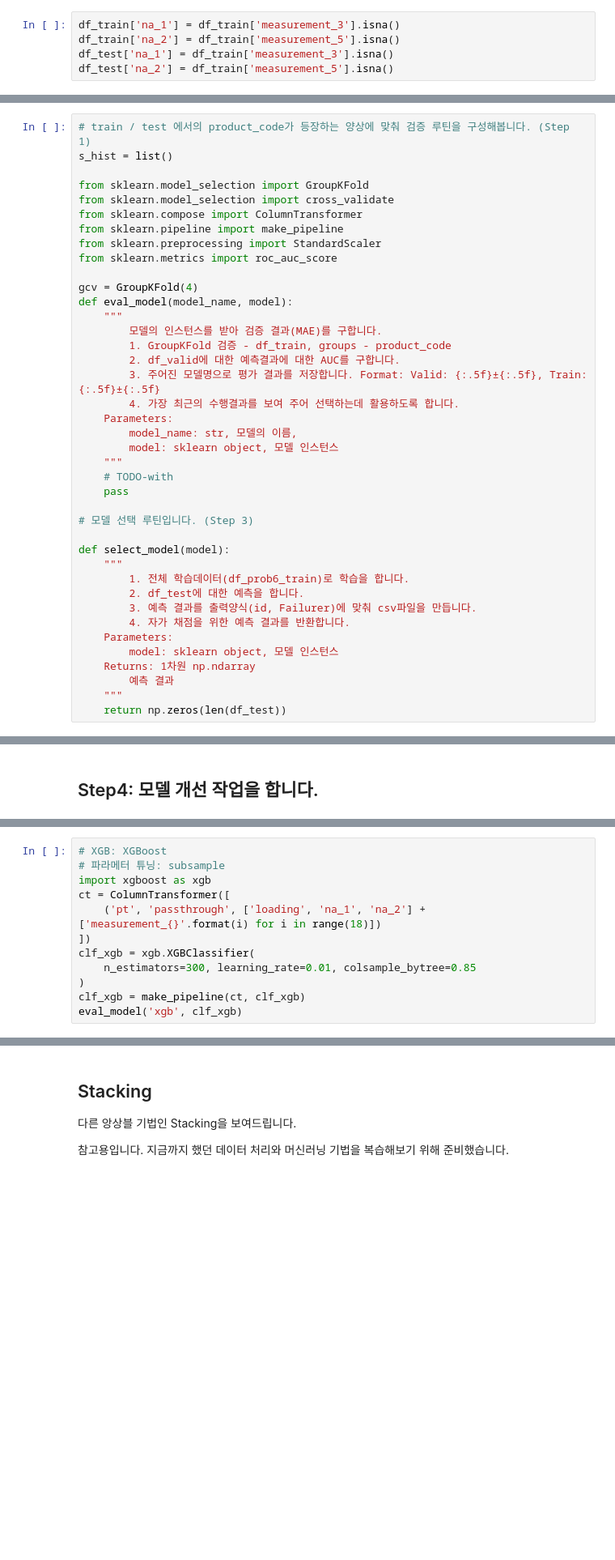
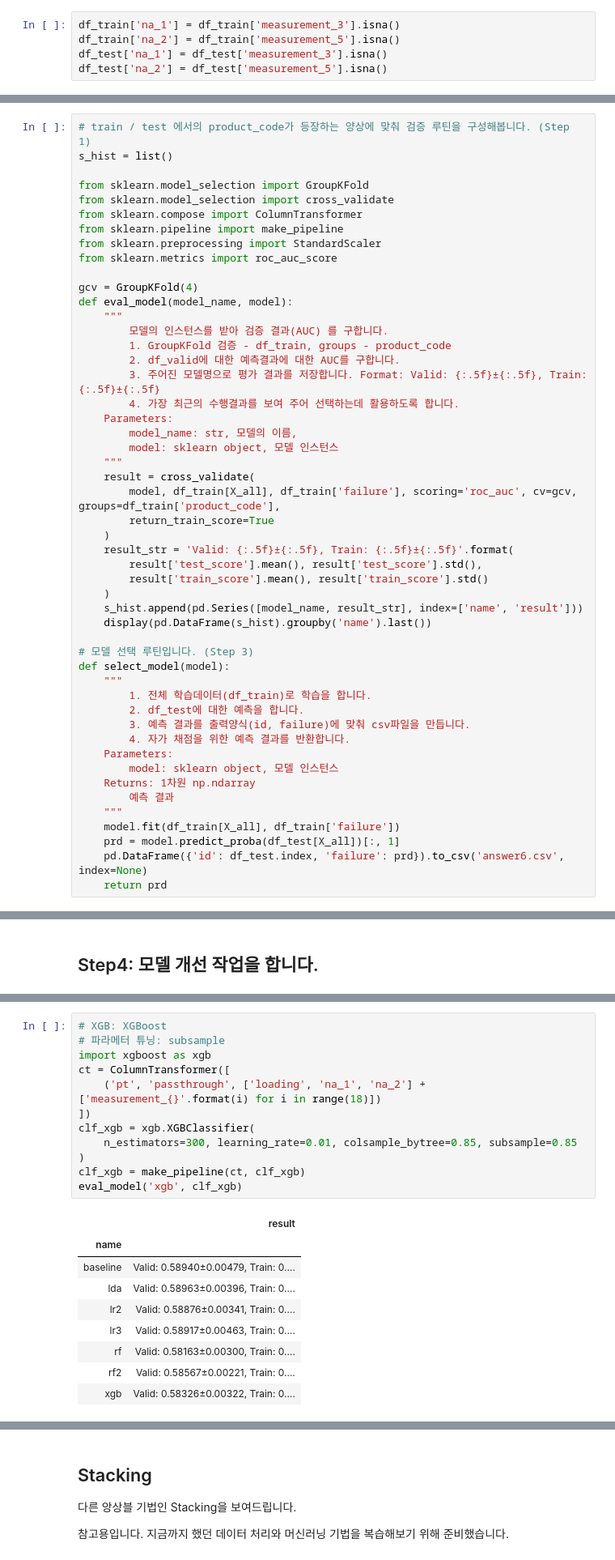
Before and after one commit to sunkusun9/DS_lv3_2410_2, a Jupyter notebook: sec_ds_lv3_prob1_kaggle.ipynb, the cells around one changed output, grey strips where cells are left out. Shown: that part at 81% size. Saved outputs shown, nothing was run; the diff lists cells and outputs as text; blank space fills up the shorter version.

```diff
--- a/sec_ds_lv3_prob1_kaggle.ipynb
+++ b/sec_ds_lv3_prob1_kaggle.ipynb
@@ -63,8 +63,8 @@ df_train.shape, df_test.shape
 # %%
 df_train['na_1'] = df_train['measurement_3'].isna()
 df_train['na_2'] = df_train['measurement_5'].isna()
-df_test['na_1'] = df_train['measurement_3'].isna()
-df_test['na_2'] = df_train['measurement_5'].isna()
+df_test['na_1'] = df_test['measurement_3'].isna()
+df_test['na_2'] = df_test['measurement_5'].isna()
 # %%
 df_train['product_code'].value_counts()
 # %% [output]
@@ -236,7 +281,7 @@ from sklearn.metrics import roc_auc_score
 gcv = GroupKFold(4)
 def eval_model(model_name, model):
     """
-        모델의 인스턴스를 받아 검증 결과(MAE)를 구합니다.
+        모델의 인스턴스를 받아 검증 결과(AUC) 를 구합니다.
         1. GroupKFold 검증 - df_train, groups - product_code
         2. df_valid에 대한 예측결과에 대한 AUC를 구합니다.
         3. 주어진 모델명으로 평가 결과를 저장합니다. Format: Valid: {:.5f}±{:.5f}, Train: {:.5f}±{:.5f}
@@ -245,23 +290,33 @@ def eval_model(model_name, model):
         model_name: str, 모델의 이름,
         model: sklearn object, 모델 인스턴스
     """
-    # TODO-with
-    pass
+    result = cross_validate(
+        model, df_train[X_all], df_train['failure'], scoring='roc_auc', cv=gcv, groups=df_train['product_code'],
+        return_train_score=True
+    )
+    result_str = 'Valid: {:.5f}±{:.5f}, Train: {:.5f}±{:.5f}'.format(
+        result['test_score'].mean(), result['test_score'].std(),
+        result['train_score'].mean(), result['train_score'].std()
+    )
+    s_hist.append(pd.Series([model_name, result_str], index=['name', 'result']))
+    display(pd.DataFrame(s_hist).groupby('name').last())
 
 # 모델 선택 루틴입니다. (Step 3)
-
 def select_model(model):
     """
-        1. 전체 학습데이터(df_prob6_train)로 학습을 합니다.
+        1. 전체 학습데이터(df_train)로 학습을 합니다.
         2. df_test에 대한 예측을 합니다.
-        3. 예측 결과를 출력양식(id, Failurer)에 맞춰 csv파일을 만듭니다.
+        3. 예측 결과를 출력양식(id, failure)에 맞춰 csv파일을 만듭니다.
         4. 자가 채점을 위한 예측 결과를 반환합니다.
     Parameters:
         model: sklearn object, 모델 인스턴스
     Returns: 1차원 np.ndarray
         예측 결과
     """
-    return np.zeros(len(df_test))
+    model.fit(df_train[X_all], df_train['failure'])
+    prd = model.predict_proba(df_test[X_all])[:, 1]
+    pd.DataFrame({'id': df_test.index, 'failure': prd}).to_csv('answer6.csv', index=None)
+    return prd
 # %% [markdown]
 ## Step2: Baseline 모델을 만듭니다.
 # %%
@@ -376,15 +482,25 @@ eval_model('rf2', clf_rf2)
 # %%
 # XGB: XGBoost
 # 파라메터 튜닝: subsample
 import xgboost as xgb
 ct = ColumnTransformer([
     ('pt', 'passthrough', ['loading', 'na_1', 'na_2'] + ['measurement_{}'.format(i) for i in range(18)])
 ])
 clf_xgb = xgb.XGBClassifier(
-    n_estimators=300, learning_rate=0.01, colsample_bytree=0.85
+    n_estimators=300, learning_rate=0.01, colsample_bytree=0.85, subsample=0.85
 )
 clf_xgb = make_pipeline(ct, clf_xgb)
 eval_model('xgb', clf_xgb)
+# %% [output]
+|  | result |
+| name |  |
+| baseline | Valid: 0.58940±0.00479, Train: 0.... |
+| lda | Valid: 0.58963±0.00396, Train: 0.... |
+| lr2 | Valid: 0.58876±0.00341, Train: 0.... |
+| lr3 | Valid: 0.58917±0.00463, Train: 0.... |
+| rf | Valid: 0.58163±0.00300, Train: 0.... |
+| rf2 | Valid: 0.58567±0.00221, Train: 0.... |
+| xgb | Valid: 0.58326±0.00322, Train: 0.... |
 # %%
 # Voting을 합니다.
 from sklearn.ensemble import VotingClassifier
```
Also changed, not shown: parts of 26 cells of this notebook.
